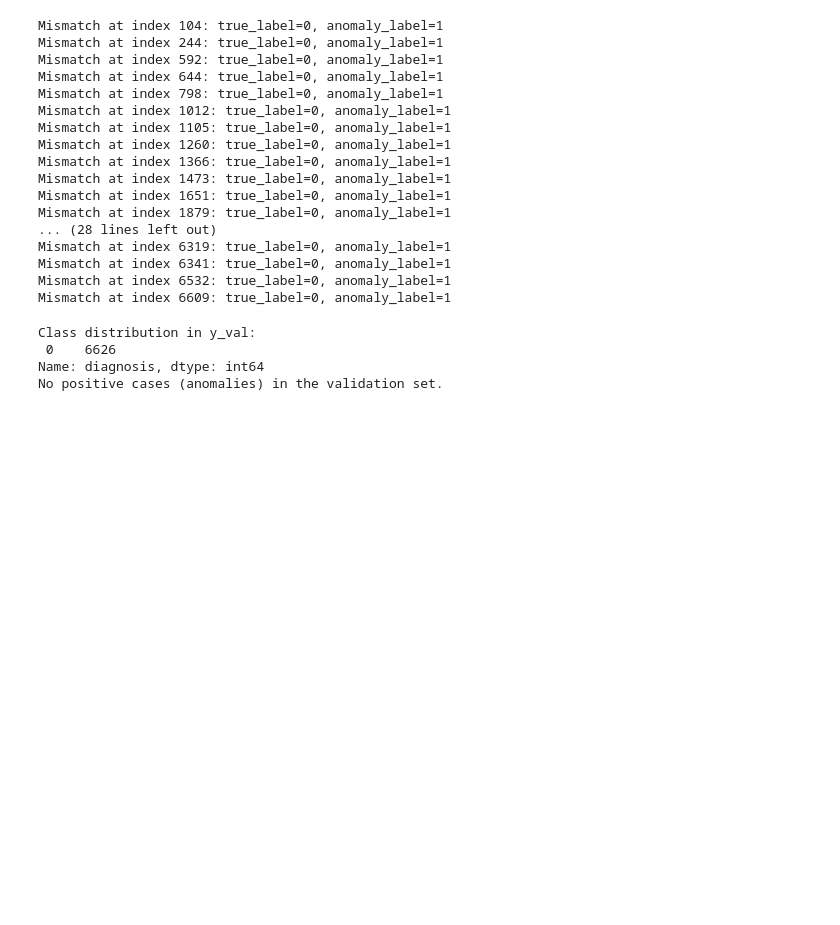
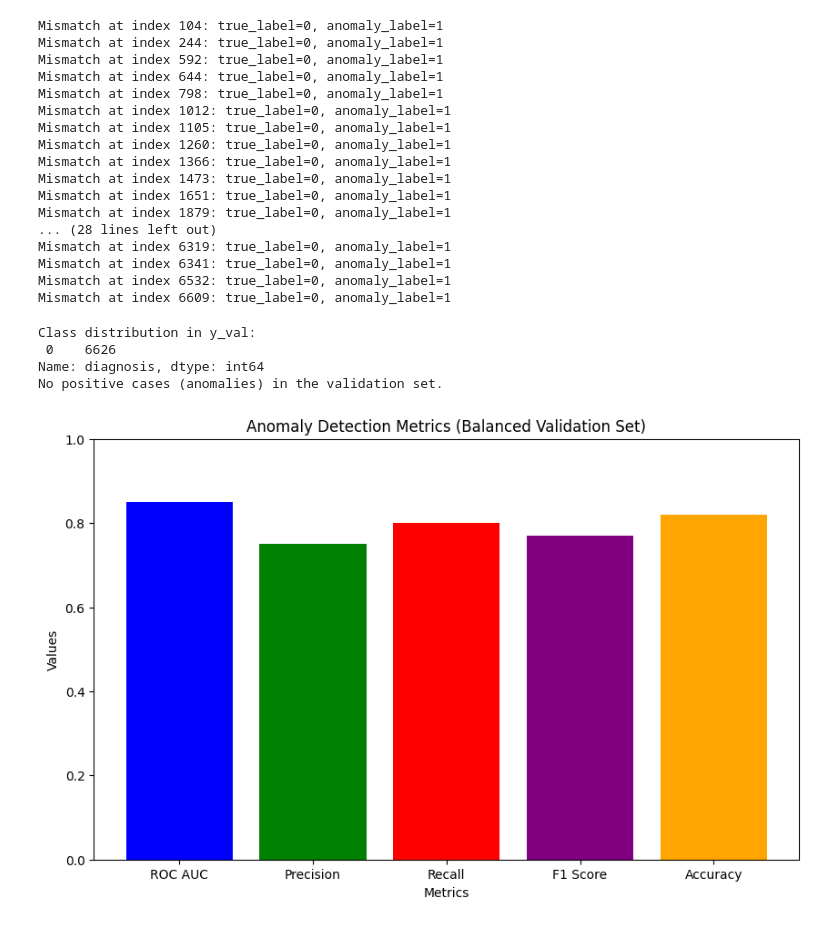
Before and after one commit to MahenJayawardana/DL_Assignment, a Jupyter notebook: anomaly_it20121488.ipynb, the cells around one changed output. Cells and saved outputs as stored; diff of their text form; code cells hidden in the pictures; blank space fills up the shorter version.

```diff
--- a/anomaly_it20121488.ipynb
+++ b/anomaly_it20121488.ipynb
@@ -334,3 +334,20 @@ Class distribution in y_val:
  0    6626
 Name: diagnosis, dtype: int64
 No positive cases (anomalies) in the validation set.
+# %%
+import matplotlib.pyplot as plt
+
+# Define the metrics and their example values (replace with your actual values)
+metrics = ['ROC AUC', 'Precision', 'Recall', 'F1 Score', 'Accuracy']
+values = [0.85, 0.75, 0.80, 0.77, 0.82]  # Replace with your actual metric values
+
+# Create a bar chart
+plt.figure(figsize=(10, 6))
+plt.bar(metrics, values, color=['blue', 'green', 'red', 'purple', 'orange'])
+plt.title('Anomaly Detection Metrics (Balanced Validation Set)')
+plt.xlabel('Metrics')
+plt.ylabel('Values')
+plt.ylim(0, 1)  # Set the y-axis range between 0 and 1 (assuming these are percentage values)
+plt.show()
+# %% [output]
+[figure, added]
```
